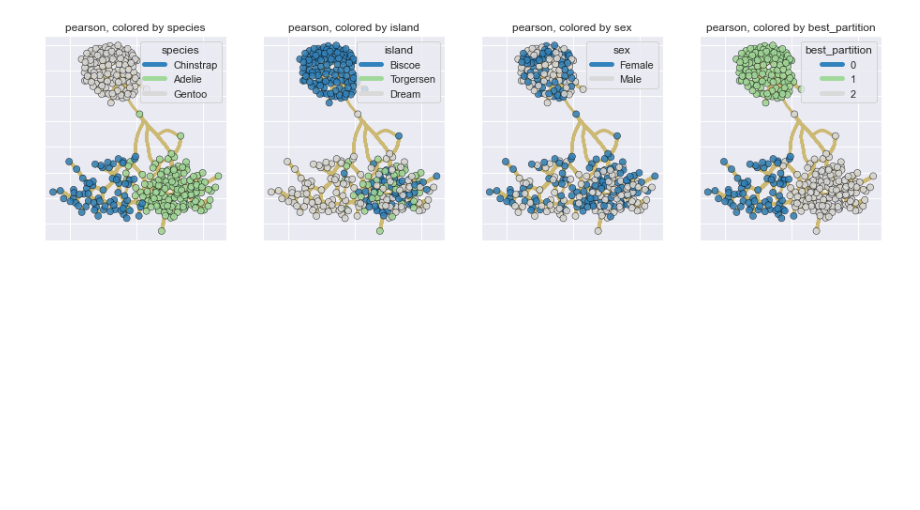
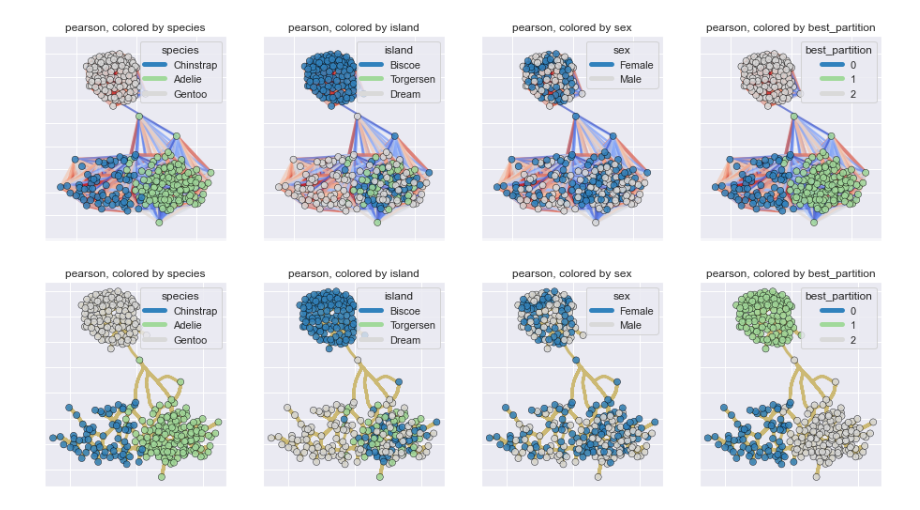
Before and after one commit to koonimaru/omniplot, a Jupyter notebook: ipynb/network_correlation.ipynb, the cells around one changed output. Saved outputs shown, nothing was run; the diff lists cells and outputs as text; code cells hidden in the pictures; blank space fills up the shorter version.

```diff
--- a/ipynb/network_correlation.ipynb
+++ b/ipynb/network_correlation.ipynb
@@ -15,3 +15,17 @@ res=netp.correlation(df, category=["species", "island","sex"],
+# %%
+df=sns.load_dataset("penguins")
+df=df.dropna(axis=0)
+df=df.reset_index()
+res=netp.correlation(df,
+                     category=["species", "island","sex"],
+            method="pearson",
+            ztransform=True,
+            clustering ="best_partition",
+                     edge_cmap="coolwarm",
+                     show_edges=True,
+                     bundle=False)
+# %% [output]
+[figure, added]
 # %%
 res=netp.correlation(df, category=["species", "island","sex"],
             method="pearson",
```
Also changed, not shown: parts of 3 cells of this notebook, 6 other files.
